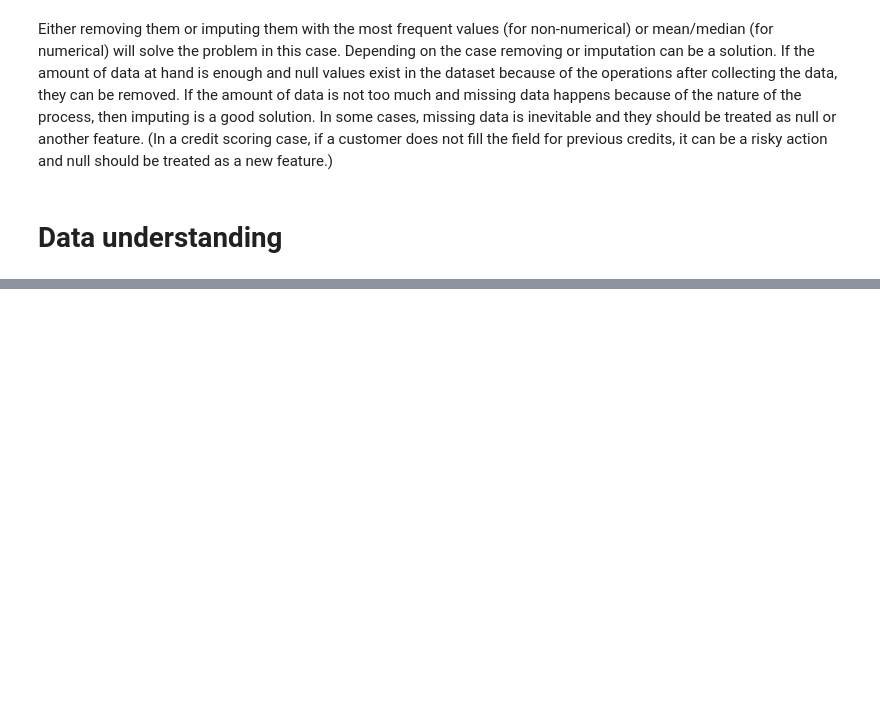
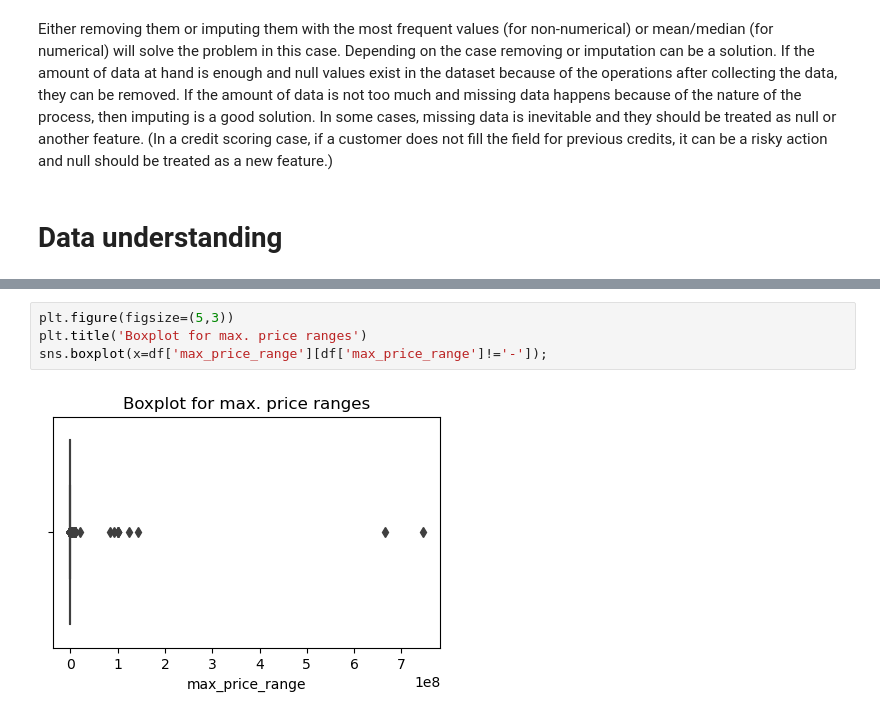
Before and after one commit to ihkaraman/foodstyles_tech_challenge, a Jupyter notebook: tech_challenge.ipynb, the cells around one changed output, grey strips where cells are left out. Cells and saved outputs as stored; diff of their text form; blank space fills up the shorter version.

```diff
--- a/tech_challenge.ipynb
+++ b/tech_challenge.ipynb
@@ -216,0 +437,6 @@ Either removing them or imputing them with the most frequent values (for non-num
+# %%
+plt.figure(figsize=(5,3))
+plt.title('Boxplot for max. price ranges')
+sns.boxplot(x=df['max_price_range'][df['max_price_range']!='-']);
+# %% [output]
+[figure, added]
```
Also changed, not shown: parts of 44 cells of this notebook, 1 other file.
